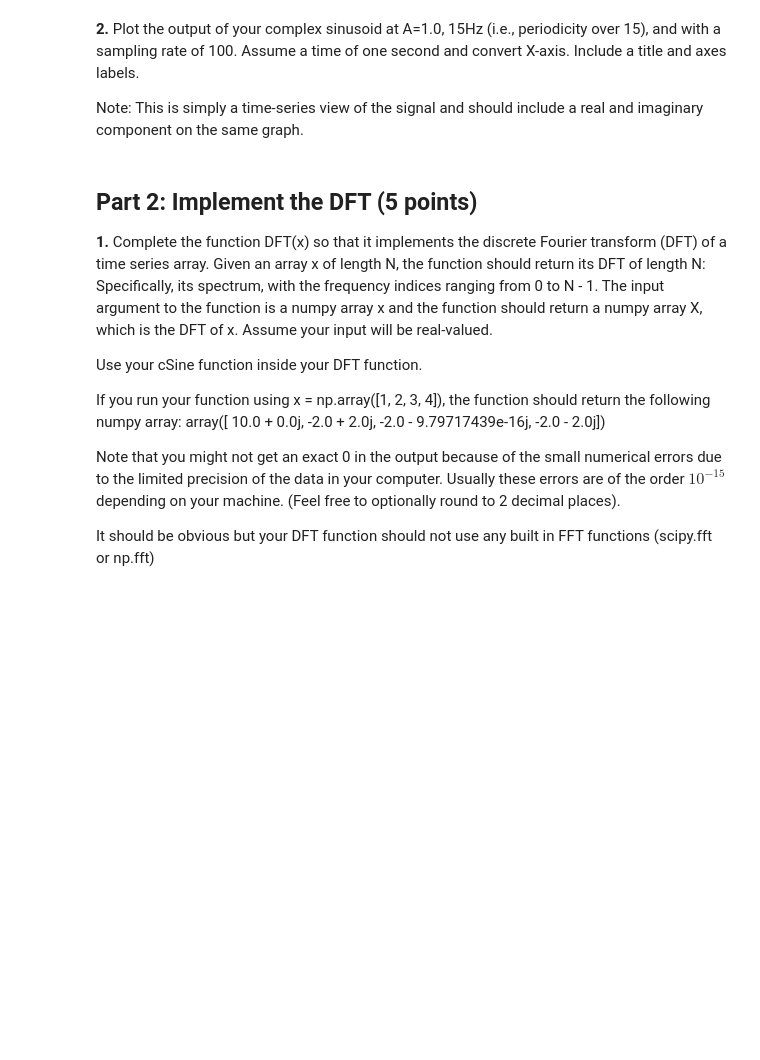
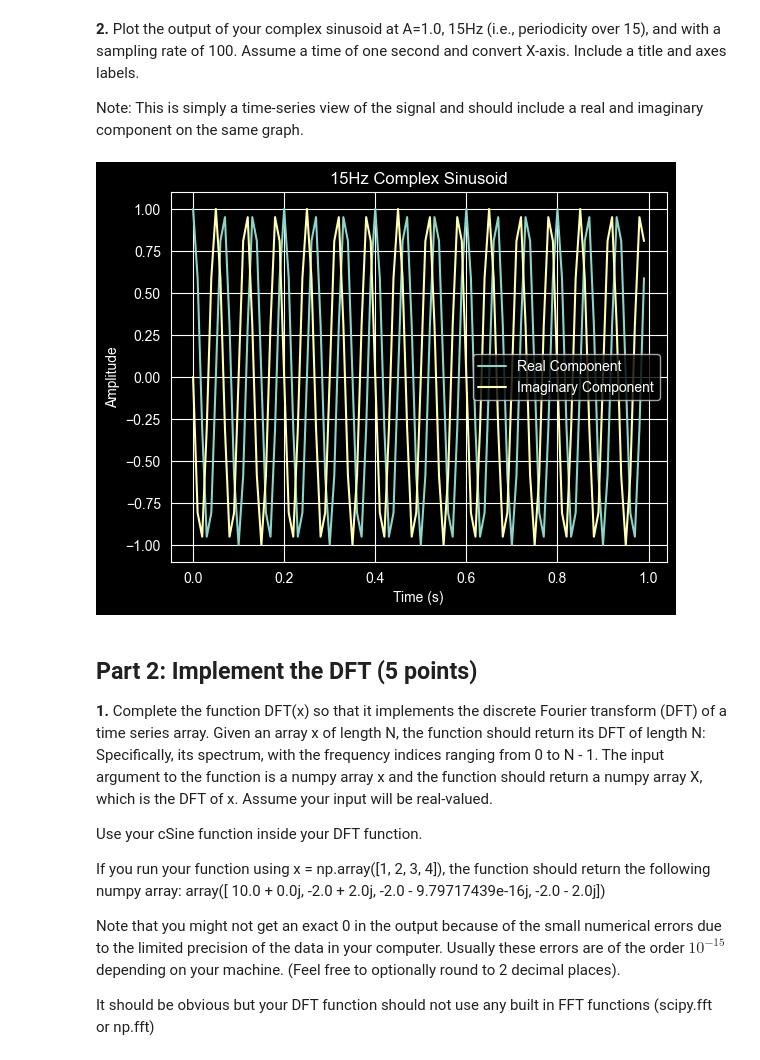
Before and after one commit to denayeisnotokay/AudioTechII, a Jupyter notebook: HW/HW2.ipynb, the cells around one changed output. Cells and saved outputs as stored; diff of their text form; code cells hidden in the pictures; blank space fills up the shorter version.

```diff
--- a/HW/HW2.ipynb
+++ b/HW/HW2.ipynb
@@ -26,4 +29,6 @@ def cSine(k, N):
         The function should return a numpy array
         cSine (numpy array) = The generated complex sinusoid (length N)
     """
-    ## Your code here
+
+    n = np.arange(N)
+    return np.exp(-2j*np.pi*k*n/N)
@@ -38,3 +47,15 @@ Note: This is simply a time-series view of the signal and should include a real
+# %%
+t = np.arange(100) / 100
+x = cSine(15, 100)
+
+plt.plot(t, np.real(x), label='Real Component')
+plt.plot(t, np.imag(x), label='Imaginary Component')
+plt.legend()
+plt.title("15Hz Complex Sinusoid")
+plt.xlabel("Time (s)")
+plt.ylabel("Amplitude")
+# %% [output]
+[figure, added]
 # %% [markdown]
 ## Part 2: Implement the DFT (5 points)
 
```
Also changed, not shown: parts of 15 cells of this notebook.
